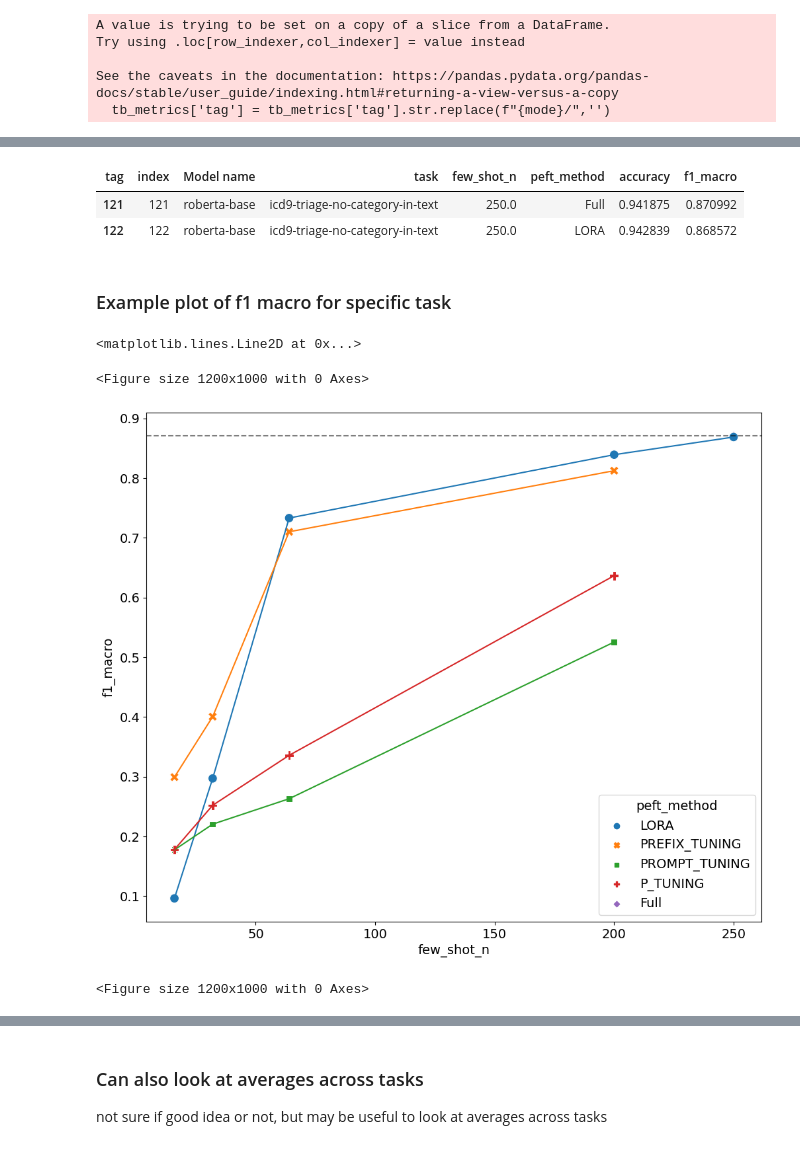
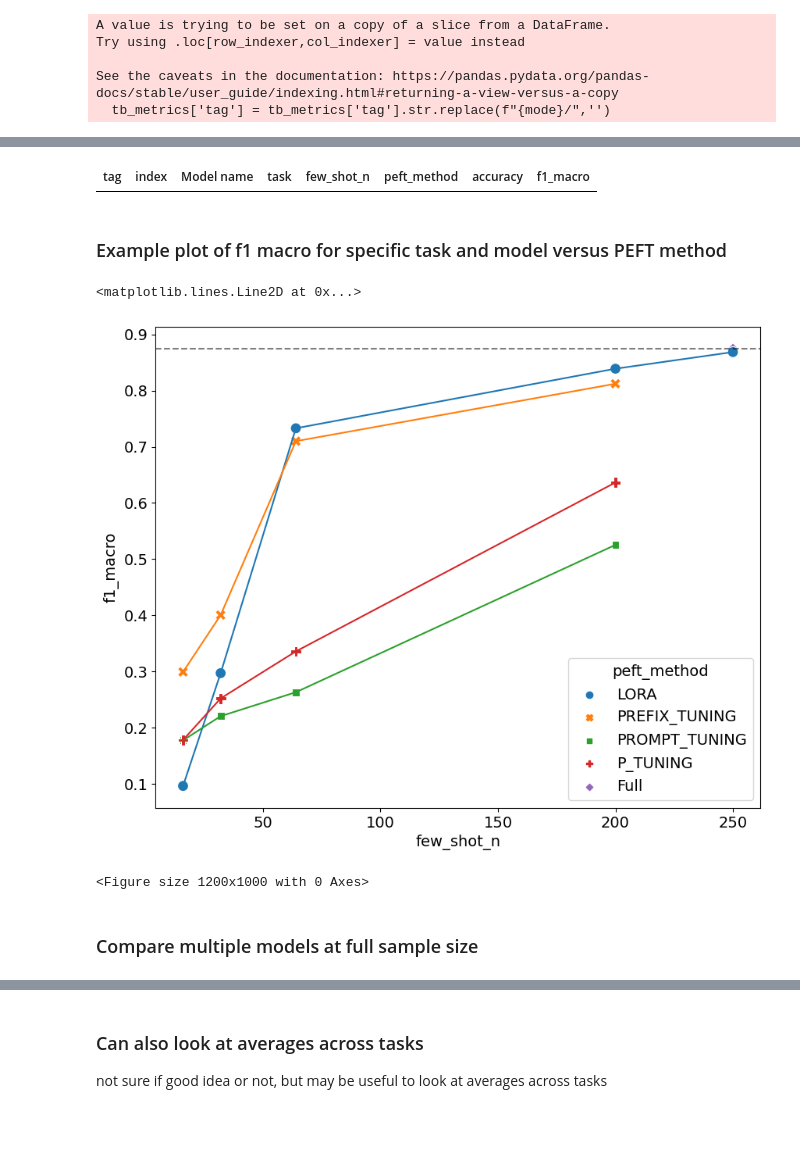
Before and after one commit to nlpie-research/efficient-ml, a Jupyter notebook: notebooks/load_tb_files.ipynb, the cells around one changed output, grey strips where cells are left out. Saved outputs shown, nothing was run; the diff lists cells and outputs as text; code cells hidden in the pictures.

```diff
--- a/notebooks/load_tb_files.ipynb
+++ b/notebooks/load_tb_files.ipynb
@@ -77,7 +78,8 @@ task_name_mappings = {"icd9-triage-no-category-in-text": "ICD9-Triage",
 def get_configs(modeldir):
     # try open but skip if doesn't exist
     try:
-        with open(logdir + modeldir + '/config.yaml') as f:
+        #TODO - fix this to pass logs_dir as an argument
+        with open(logs_dir + modeldir + '/config.yaml') as f:
             configs= yaml.load(f, Loader=yaml.FullLoader)
     except IOError as e:
         print(e)
@@ -252,7 +269,6 @@ logs_df[logs_df.few_shot_n.isna()].head()
 def extract_metric(logs_df,
                    mode = "all",
                     metrics = "all",
-                    tasks = ['mimic-mp'],
                     sample_sizes = None,
                     save_csv = False):
     '''
@@ -315,7 +331,7 @@ def produce_results_table(logs_df,
                             metric = "f1_macro", # do not use all here
                             mode = "eval",
                             groupby_list = ["Model name", "few_shot_n"],
-                            tasks = ["mimic-mp"],
+
                             value_aggregate_method = "mean",
                             log_collection = "all", # | span
                             plm = "Frozen" # | Finetuned
@@ -326,7 +342,7 @@ def produce_results_table(logs_df,
         '''
         # extract the metrics based on params
 
-        tb_metrics = extract_metric( logs_df, tasks = tasks, metrics = metric,
+        tb_metrics = extract_metric( logs_df,  metrics = metric,
                                             mode = mode)
 
 
@@ -348,9 +366,13 @@ def produce_results_table(logs_df,
 # %%
-results_df = produce_results_table(logs_df,
-                                        metric = ["f1_macro","accuracy"],
+cls_results_df = produce_results_table(logs_df,
+                                        metric = ["f1",
+                                                  "accuracy",
+                                                  "precision",
+                                                  "recall",
+                                                  "auc"],
                                         mode = "eval",
                                         groupby_list = ["Model name", "task","few_shot_n", "peft_method"],
-                                        tasks = ["icd9-triage-no-category-in-text","mimic-mp"],
+
                                         value_aggregate_method = "max",
                                         )
 # %% [output]
@@ -400,11 +408,9 @@ results_df.query("`Model name` == 'roberta-base' & task == @task")
 # %%
-results_df.query("`Model name` == 'roberta-base' & task == @task & few_shot_n == 250")
+cls_results_df.query("`Model name` == 'roberta-base' & task == @task & few_shot_n == 250")
 # %% [output]
 | tag | index | Model name | task | few_shot_n | peft_method | accuracy | f1_macro |
-| 121 | 121 | roberta-base | icd9-triage-no-category-in-text | 250.0 | Full | 0.941875 | 0.870992 |
-| 122 | 122 | roberta-base | icd9-triage-no-category-in-text | 250.0 | LORA | 0.942839 | 0.868572 |
 # %% [markdown]
-### Example plot of f1 macro for specific task
+### Example plot of f1 macro for specific task and model versus PEFT method
 # %%
 # plot the f1 for one model across few shot sizes and peft method
 
@@ -413,14 +419,16 @@ results_df.query("`Model name` == 'roberta-base' & task == @task & few_shot_n ==
 
 # now we want string versions of these to set to xtick labels
 
-task = "icd9-triage-no-category-in-text"
+task = "ICD9-Triage"
+
+sample_sizes = sorted(set(cls_results_df['few_shot_n'].unique()))
 sample_size_x_ticks = [str(x) for x in sample_sizes]
 
 # scatter plot for roberta base vs few shot n with hue as peft method
-plt.figure(figsize=(12,10))
+# plt.figure(figsize=(12,10))
 
-fig, ax = plt.subplots(figsize=(12,10))
-g = sns.scatterplot(data = results_df.query("`Model name` == 'roberta-base' & task == @task"),
+fig, ax = plt.subplots(figsize=(10,8))
+g = sns.scatterplot(data = cls_results_df.query("`Model name` == 'roberta-base' & task == @task"),
                     x = "few_shot_n",
                     y = "f1_macro",
                     hue = "peft_method",
@@ -430,7 +438,7 @@ g = sns.scatterplot(data = results_df.query("`Model name` == 'roberta-base' & ta
 # do same again with point plot
 
 plt.figure(figsize=(12,10))
-g = sns.lineplot(data = results_df.query("`Model name` == 'roberta-base' & task == @task"),
+g = sns.lineplot(data = cls_results_df.query("`Model name` == 'roberta-base' & task == @task"),
                         x = "few_shot_n",
                         y = "f1_macro",
                         hue = "peft_method",
@@ -443,9 +451,10 @@ g = sns.lineplot(data = results_df.query("`Model name` == 'roberta-base' & task
 # and set to same plot as above
 
 
-ax.axhline(y=results_df.query("`Model name` == 'roberta-base' & task == @task & few_shot_n == 250")["f1_macro"].values[0], color='black', linestyle='--', alpha = 0.5)
+ax.axhline(y=cls_results_df.query("`Model name` == 'roberta-base' & task == @task & few_shot_n == 250")["f1_macro"].values[0], color='black', linestyle='--', alpha = 0.5)
 # %% [output]
 <matplotlib.lines.Line2D at 0x...>
+[figure, new version]
 <Figure size 1200x1000 with 0 Axes>
-[figure, old version]
-<Figure size 1200x1000 with 0 Axes>
+# %% [markdown]
+### Compare multiple models at full sample size
```
Also changed, not shown: parts of 18 cells of this notebook, 12 other files.
